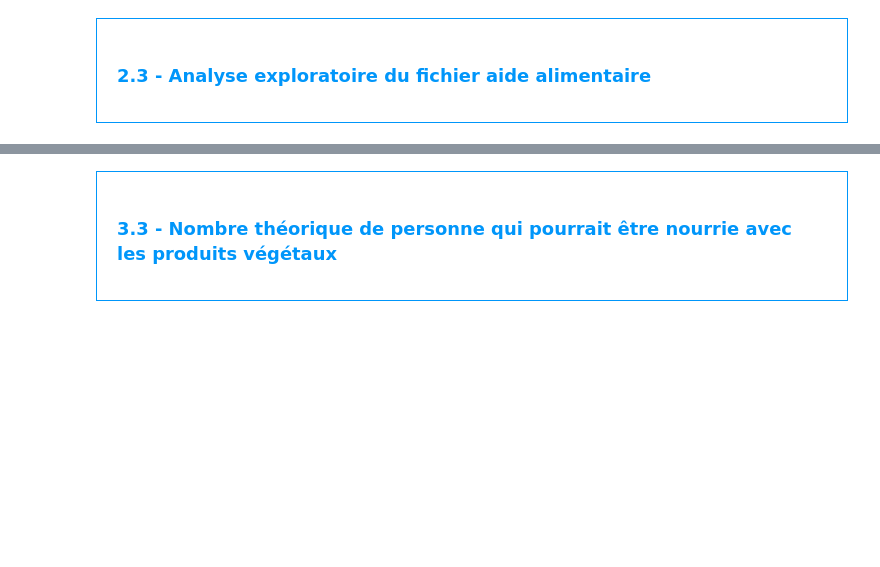
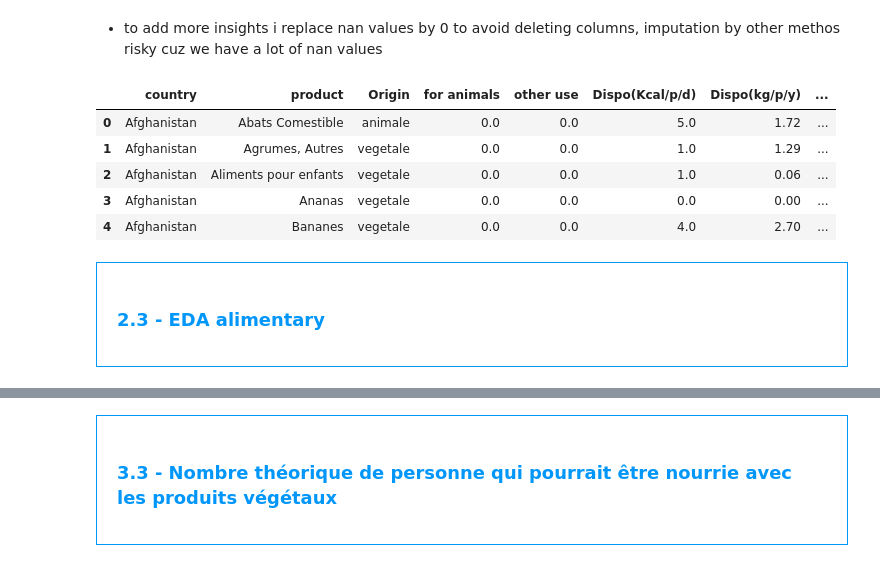
Before and after one commit to zizou47/Data-Science-Projects, a Jupyter notebook: Food, Agriculture Organization (FAO) analysis/analysis.ipynb, the cells around one changed output, grey strips where cells are left out. Saved outputs shown, nothing was run; the diff lists cells and outputs as text; code cells hidden in the pictures; blank space fills up the shorter version.

```diff
--- a/Food, Agriculture Organization (FAO) analysis/analysis.ipynb
+++ b/Food, Agriculture Organization (FAO) analysis/analysis.ipynb
@@ -97,11 +143,24 @@ Le tableau comporte 3 colonne(s)
+# %% [markdown]
+* to add more insights i replace nan values by 0 to avoid deleting columns, imputation by other methos risky cuz we have a lot
+of nan values
 # %%
-#remplacement des NaN dans le dataset par des 0
+# replace NaN by 0
+disponibility = disponibility.fillna(0)
+# %%
+disponibility.head()
+# %% [output]
+|  | country | product | Origin | for animals | other use | Dispo(Kcal/p/d) | Dispo(kg/p/y) | ... |
+| 0 | Afghanistan | Abats Comestible | animale | 0.0 | 0.0 | 5.0 | 1.72 | ... |
+| 1 | Afghanistan | Agrumes, Autres | vegetale | 0.0 | 0.0 | 1.0 | 1.29 | ... |
+| 2 | Afghanistan | Aliments pour enfants | vegetale | 0.0 | 0.0 | 1.0 | 0.06 | ... |
+| 3 | Afghanistan | Ananas | vegetale | 0.0 | 0.0 | 0.0 | 0.00 | ... |
+| 4 | Afghanistan | Bananes | vegetale | 0.0 | 0.0 | 4.0 | 2.70 | ... |
 # %%
 #multiplication de toutes les lignes contenant des milliers de tonnes en Kg
 # %%
 #Affichage les 5 premières lignes de la table
 # %% [markdown]
 <div style="border: 1px solid RGB(0,150,250);" >
-<h3 style="margin: auto; padding: 20px; color: RGB(0,150,250); ">2.3 - Analyse exploratoire du fichier aide alimentaire</h3>
+<h3 style="margin: auto; padding: 20px; color: RGB(0,150,250); ">2.3 - EDA alimentary</h3>
 </div>
 # %%
```
Also changed, not shown: parts of 70 cells of this notebook, 7 other files.
